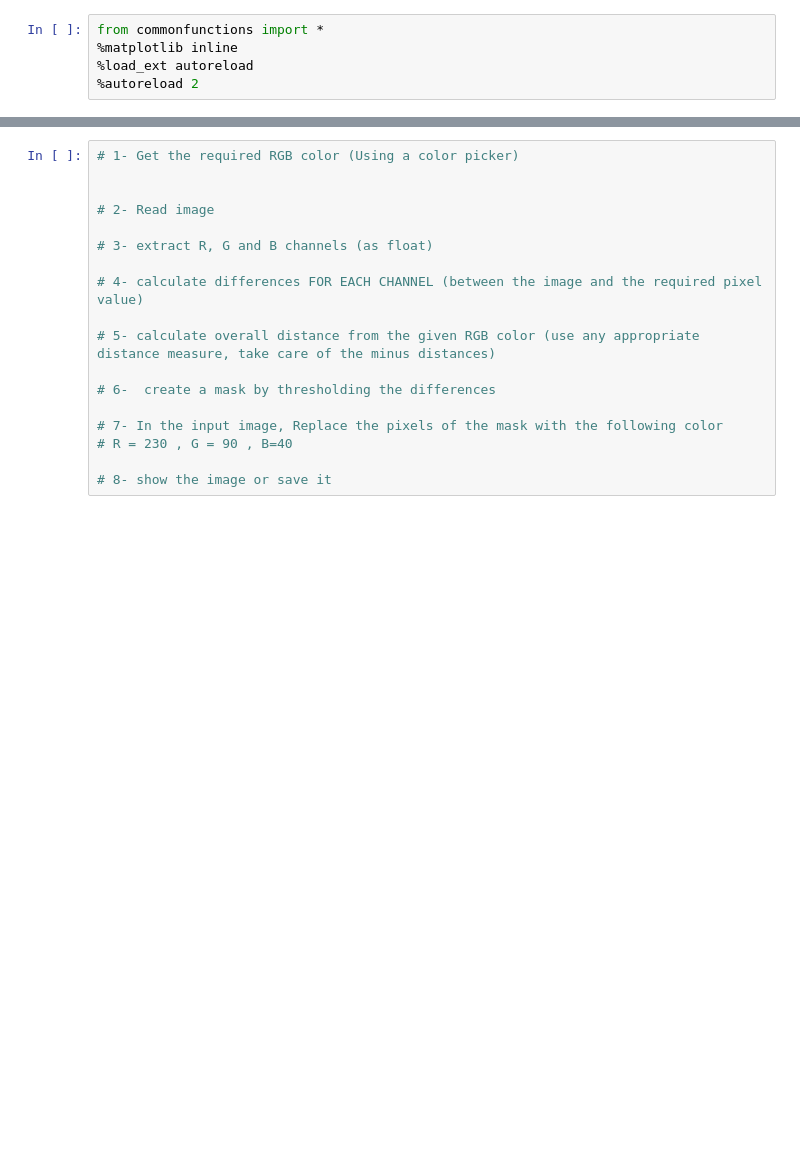
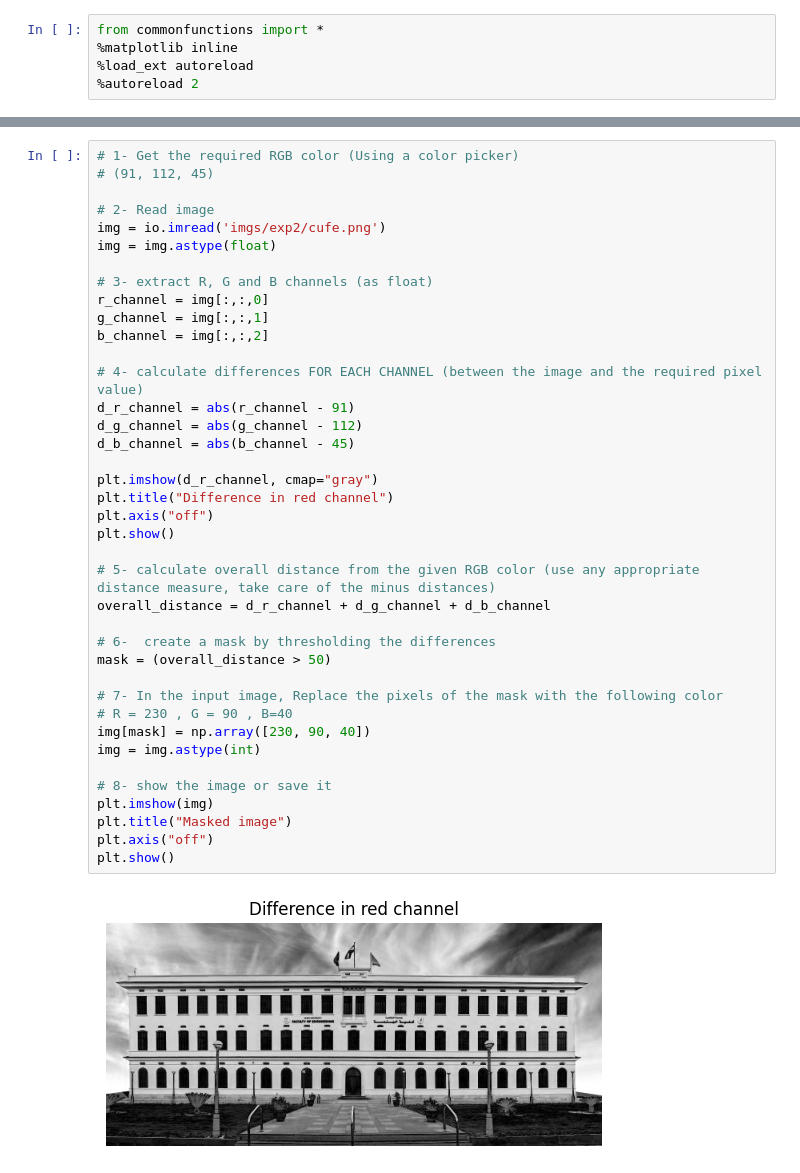
Before and after one commit to AhmedHamdiy/image-processing-labs, a Jupyter notebook: Lab-7/Lab_Seg_1_STD.ipynb, the cells around one changed output, grey strips where cells are left out. Cells and saved outputs as stored; diff of their text form; blank space fills up the shorter version.

```diff
--- a/Lab-7/Lab_Seg_1_STD.ipynb
+++ b/Lab-7/Lab_Seg_1_STD.ipynb
@@ -31,18 +64,41 @@ from commonfunctions import *
 # %%
 # 1- Get the required RGB color (Using a color picker)
-
+# (91, 112, 45)
 
 # 2- Read image
+img = io.imread('imgs/exp2/cufe.png')
+img = img.astype(float)
 
 # 3- extract R, G and B channels (as float)
+r_channel = img[:,:,0]
+g_channel = img[:,:,1]
+b_channel = img[:,:,2]
 
 # 4- calculate differences FOR EACH CHANNEL (between the image and the required pixel value)
+d_r_channel = abs(r_channel - 91)
+d_g_channel = abs(g_channel - 112)
+d_b_channel = abs(b_channel - 45)
+
+plt.imshow(d_r_channel, cmap="gray")
+plt.title("Difference in red channel")
+plt.axis("off")
+plt.show()
 
 # 5- calculate overall distance from the given RGB color (use any appropriate distance measure, take care of the minus distances)
+overall_distance = d_r_channel + d_g_channel + d_b_channel
 
 # 6-  create a mask by thresholding the differences
+mask = (overall_distance > 50)
 
 # 7- In the input image, Replace the pixels of the mask with the following color
 # R = 230 , G = 90 , B=40
+img[mask] = np.array([230, 90, 40])
+img = img.astype(int)
 
 # 8- show the image or save it
+plt.imshow(img)
+plt.title("Masked image")
+plt.axis("off")
+plt.show()
+# %% [output]
+[figure, added]
```
Also changed, not shown: parts of 2 cells of this notebook.
